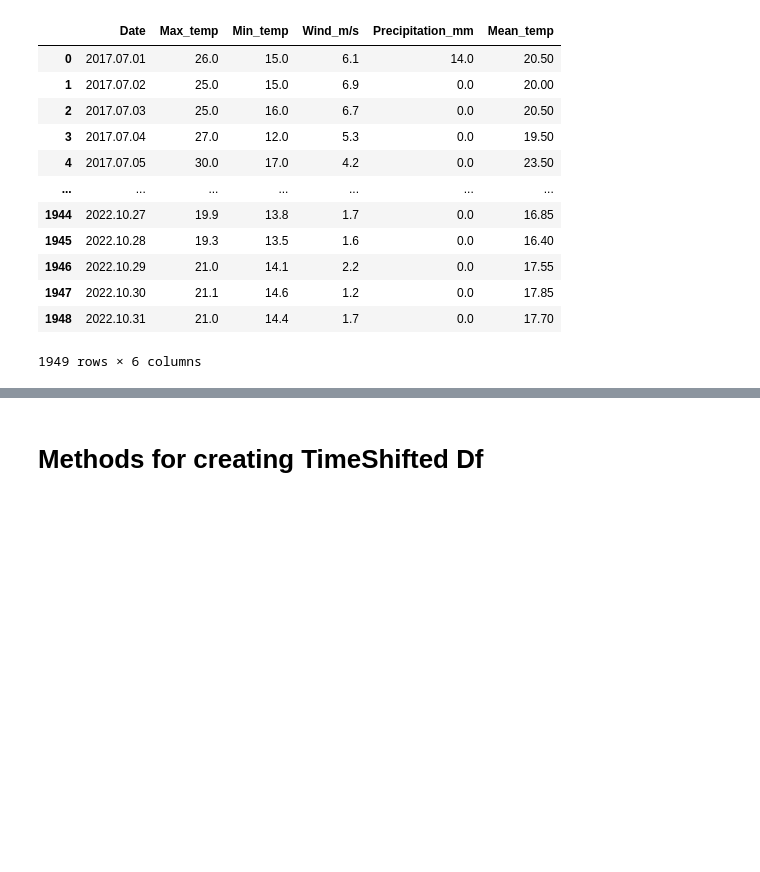
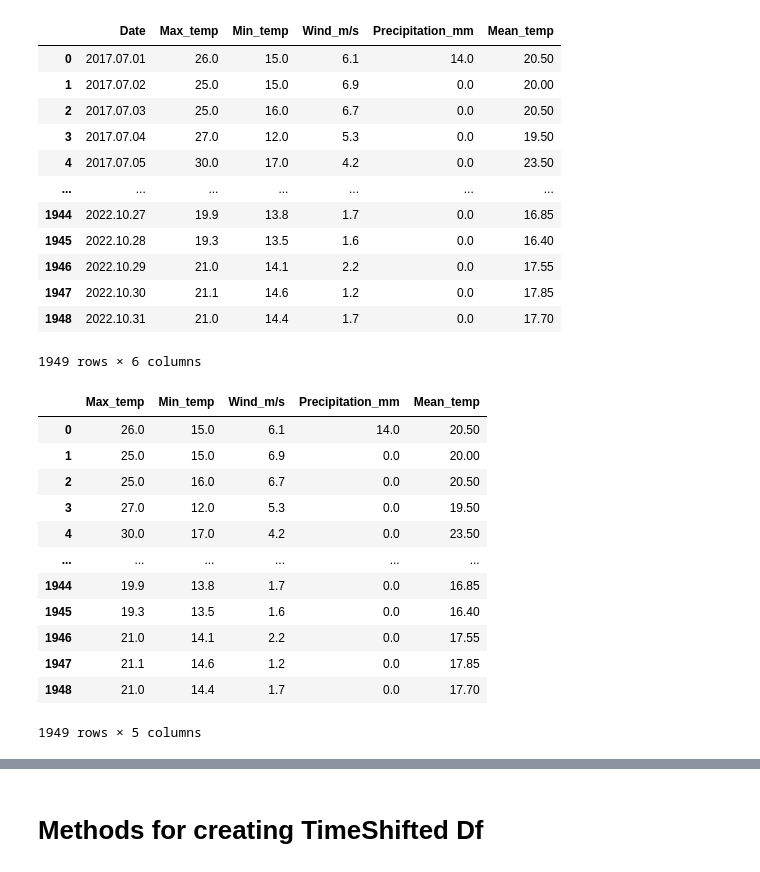
Before and after one commit to qwerty6601/Weather_Prediction_DS, a Jupyter notebook: Data_Processing_preproc_to_csv.ipynb, the cells around one changed output, grey strips where cells are left out. Drawn from its saved outputs; the diff is of its cells as text; code cells hidden in the pictures; blank space fills up the shorter version.

```diff
--- a/Data_Processing_preproc_to_csv.ipynb
+++ b/Data_Processing_preproc_to_csv.ipynb
@@ -27,3 +28,20 @@ raw_weather_df
 | 1947 | 2022.10.30 | 21.1 | 14.6 | 1.2 | 0.0 | 17.85 |
 | 1948 | 2022.10.31 | 21.0 | 14.4 | 1.7 | 0.0 | 17.70 |
 1949 rows × 6 columns
+# %%
+raw_weather_df_nodate = raw_weather_df.drop(['Date'], axis = 1)
+raw_weather_df_nodate
+# %% [output]
+|  | Max_temp | Min_temp | Wind_m/s | Precipitation_mm | Mean_temp |
+| 0 | 26.0 | 15.0 | 6.1 | 14.0 | 20.50 |
+| 1 | 25.0 | 15.0 | 6.9 | 0.0 | 20.00 |
+| 2 | 25.0 | 16.0 | 6.7 | 0.0 | 20.50 |
+| 3 | 27.0 | 12.0 | 5.3 | 0.0 | 19.50 |
+| 4 | 30.0 | 17.0 | 4.2 | 0.0 | 23.50 |
+| ... | ... | ... | ... | ... | ... |
+| 1944 | 19.9 | 13.8 | 1.7 | 0.0 | 16.85 |
+| 1945 | 19.3 | 13.5 | 1.6 | 0.0 | 16.40 |
+| 1946 | 21.0 | 14.1 | 2.2 | 0.0 | 17.55 |
+| 1947 | 21.1 | 14.6 | 1.2 | 0.0 | 17.85 |
+| 1948 | 21.0 | 14.4 | 1.7 | 0.0 | 17.70 |
+1949 rows × 5 columns
```
Also changed, not shown: parts of 12 cells of this notebook.
